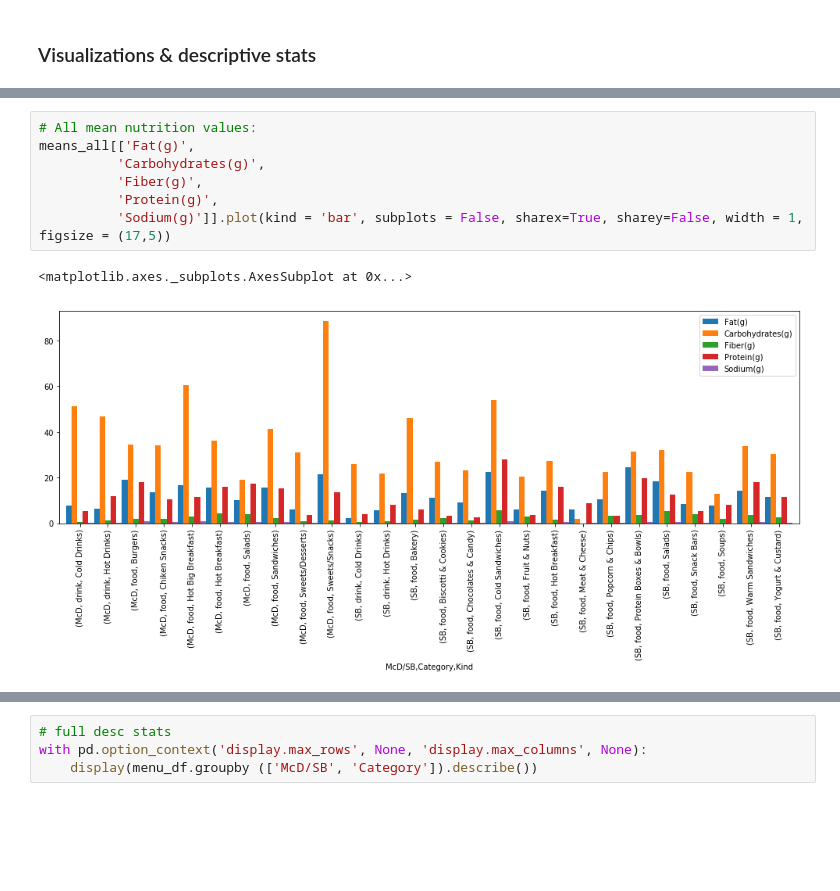
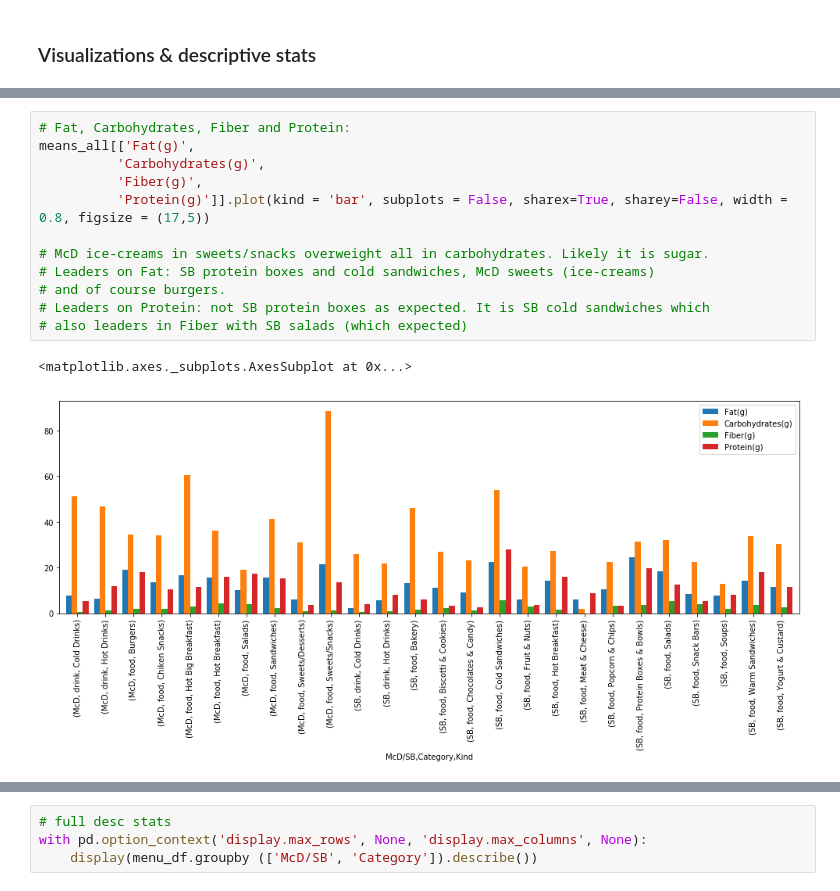
Before and after one commit to merr-src/edu_pet_projects, a Jupyter notebook: edu_pet_projects/data_processing.ipynb, the cells around one changed output, grey strips where cells are left out. Drawn from its saved outputs; the diff is of its cells as text; blank space fills up the shorter version.

```diff
--- a/edu_pet_projects/data_processing.ipynb
+++ b/edu_pet_projects/data_processing.ipynb
@@ -217,10 +225,15 @@ means_all['Energy(kcal)'].plot(kind = 'bar', subplots = False, sharex=True, shar
-# %%
-# All mean nutrition values:
-means_all[['Fat(g)',
-          'Carbohydrates(g)',
-          'Fiber(g)',
-          'Protein(g)',
-          'Sodium(g)']].plot(kind = 'bar', subplots = False, sharex=True, sharey=False, width = 1, figsize = (17,5))
-# %% [output]
-<matplotlib.axes._subplots.AxesSubplot at 0x...>
-[figure, removed]
+# %%
+# Fat, Carbohydrates, Fiber and Protein:
+means_all[['Fat(g)',
+          'Carbohydrates(g)',
+          'Fiber(g)',
+          'Protein(g)']].plot(kind = 'bar', subplots = False, sharex=True, sharey=False, width = 0.8, figsize = (17,5))
+
+# McD ice-creams in sweets/snacks overweight all in carbohydrates. Likely it is sugar.
+# Leaders on Fat: SB protein boxes and cold sandwiches, McD sweets (ice-creams)
+# and of course burgers.
+# Leaders on Protein: not SB protein boxes as expected. It is SB cold sandwiches which
+# also leaders in Fiber with SB salads (which expected)
+# %% [output]
+<matplotlib.axes._subplots.AxesSubplot at 0x...>
+[figure, added]
```
Also changed, not shown: parts of 34 cells of this notebook, 6 other files.
